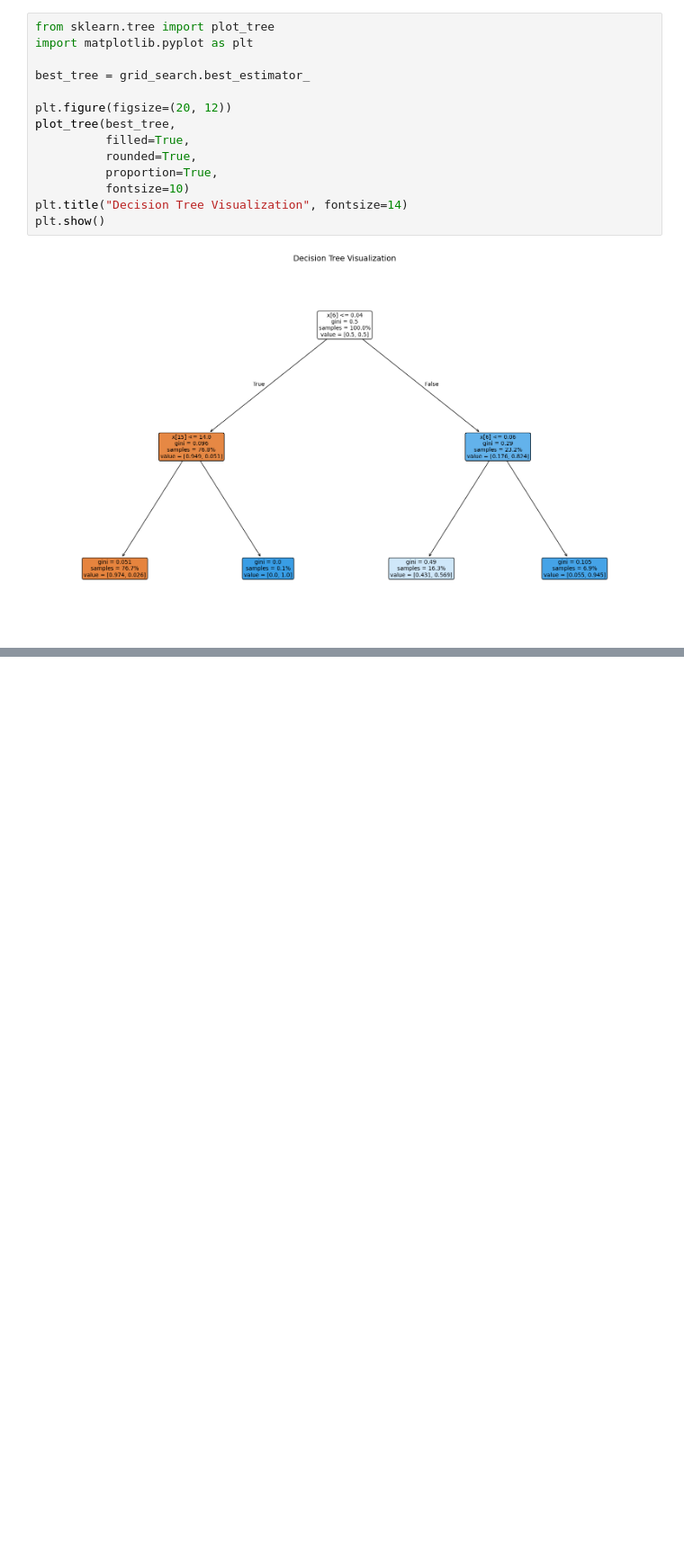
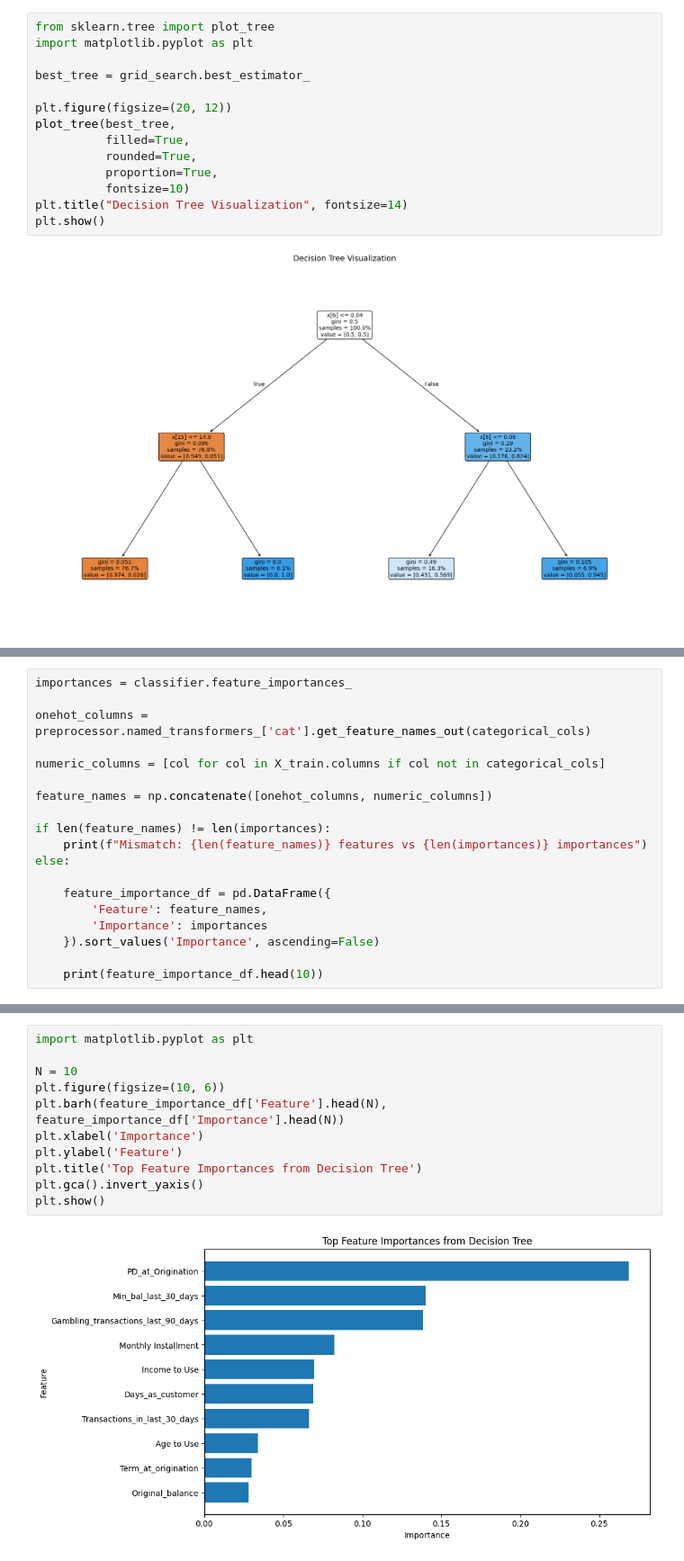
Before and after one commit to jruizcano/ML_REV, a Jupyter notebook: model_decisiontree.ipynb, the cells around one changed output, grey strips where cells are left out. Shown at 90% size. Cells and saved outputs as stored; diff of their text form; blank space fills up the shorter version.

```diff
--- a/model_decisiontree.ipynb
+++ b/model_decisiontree.ipynb
@@ -302,0 +326,19 @@ plt.show()
+# %%
+importances = classifier.feature_importances_
+
+onehot_columns = preprocessor.named_transformers_['cat'].get_feature_names_out(categorical_cols)
+
+numeric_columns = [col for col in X_train.columns if col not in categorical_cols]
+
+feature_names = np.concatenate([onehot_columns, numeric_columns])
+
+if len(feature_names) != len(importances):
+    print(f"Mismatch: {len(feature_names)} features vs {len(importances)} importances")
+else:
+
+    feature_importance_df = pd.DataFrame({
+        'Feature': feature_names,
+        'Importance': importances
+    }).sort_values('Importance', ascending=False)
+
+    print(feature_importance_df.head(10))
@@ -302,0 +357,13 @@ plt.show()
+# %%
+import matplotlib.pyplot as plt
+
+N = 10
+plt.figure(figsize=(10, 6))
+plt.barh(feature_importance_df['Feature'].head(N), feature_importance_df['Importance'].head(N))
+plt.xlabel('Importance')
+plt.ylabel('Feature')
+plt.title('Top Feature Importances from Decision Tree')
+plt.gca().invert_yaxis()
+plt.show()
+# %% [output]
+[figure, added]
```
Also changed, not shown: parts of 6 cells of this notebook.
